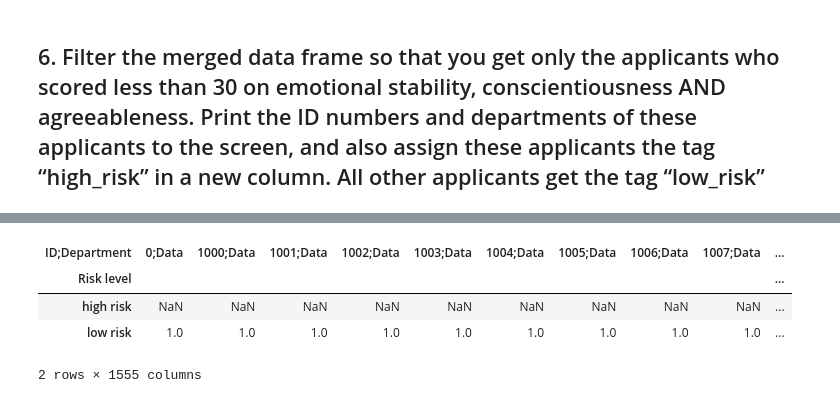
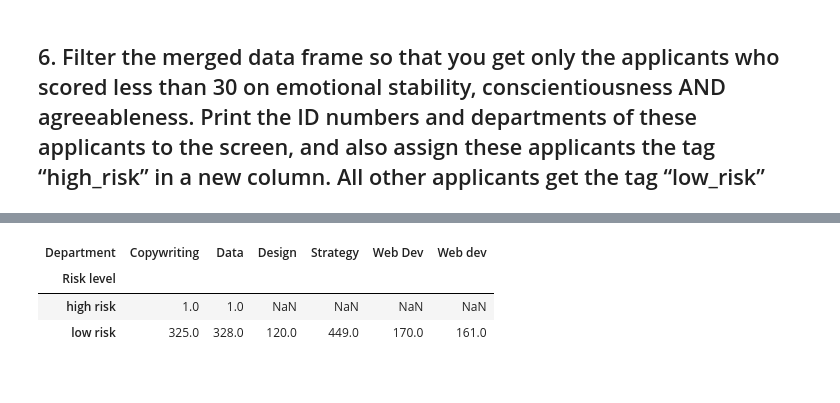
Before and after one commit to pulengmoru/data_wrangling, a Jupyter notebook: data_wrangling.ipynb, the cells around one changed output, grey strips where cells are left out. Cells and saved outputs as stored; diff of their text form; code cells hidden in the pictures.

```diff
--- a/data_wrangling.ipynb
+++ b/data_wrangling.ipynb
@@ -49,5 +38,5 @@ personality_scores.head()
 # %%
 #Dropping duplicates based on ID
-personality_scores.drop_duplicates(subset=['ID'], inplace=True)
+personality_duplicates = personality_scores.drop_duplicates(subset = ['ID'], inplace = True)
 # %%
 #Asserting to check that the new data frame is the length of the unique entries of the original data frame.
@@ -61,2 +46,6 @@ True
 # %% [markdown]
 ## 4. Create new columns containing the total score of each of the personality test subscales. To do this, write a function (or functions) that will calculate the total score for each of the subscales (conscientiousness, emotional stability, openness to new experience, agreeableness, extraversion), as set out in scoring. In other words, for the conscientiousness total score, all items marked as belonging to ‘conscientiousness’ should be summed.
+# %%
+#Dropping columns
+personality_scores = personality_scores.dropna(axis = 'columns')
+personality_scores.head()
@@ -93,7 +90,7 @@ personality_scores.head()
 # %% [markdown]
 ## 5. Import the data in departments.csv. Merge this data frame with the personality score data frame, keeping all applicants within the department data frame. Use an assert statement to check that the newly created merged data frame has the same amount of rows as the department data frame, and the expected number of columns.
 # %%
-departments = pd.read_csv('departments.csv')
+departments = pd.read_csv('departments.csv', sep = ';')
 # %%
 departments.head()
 # %% [output]
@@ -143,2 +129,0 @@ score_under[["ID","ID;Department"]]
-# %%
-personality_departments['Risk level']=np.where((personality_departments['Conscientiousness']<30) & (personality_departments['Agreeableness']<30) & (personality_departments['Emotional Stability'] <30),'high risk','low risk')
@@ -155,13 +151,12 @@ personality_departments.head()
 # %%
 # apply groupby, and count and unstack data frame
-score_new = personality_departments.groupby(["Risk level", "ID;Department"])["ID;Department"].count().unstack()
+score_new = personality_departments.groupby(["Risk level", "Department"])["Department"].count().unstack()
 
 # convert to new data frame
 score_new = pd.DataFrame(score_new)
 score_new
 # %% [output]
-| ID;Department | 0;Data | 1000;Data | 1001;Data | 1002;Data | 1003;Data | 1004;Data | 1005;Data | 1006;Data | 1007;Data | ... |
-| Risk level |  |  |  |  |  |  |  |  |  | ... |
-| high risk | NaN | NaN | NaN | NaN | NaN | NaN | NaN | NaN | NaN | ... |
-| low risk | 1.0 | 1.0 | 1.0 | 1.0 | 1.0 | 1.0 | 1.0 | 1.0 | 1.0 | ... |
+| Department | Copywriting | Data | Design | Strategy | Web Dev | Web dev |
+| Risk level |  |  |  |  |  |  |
+| high risk | 1.0 | 1.0 | NaN | NaN | NaN | NaN |
+| low risk | 325.0 | 328.0 | 120.0 | 449.0 | 170.0 | 161.0 |
-2 rows × 1555 columns
```
Also changed, not shown: parts of 14 cells of this notebook.
